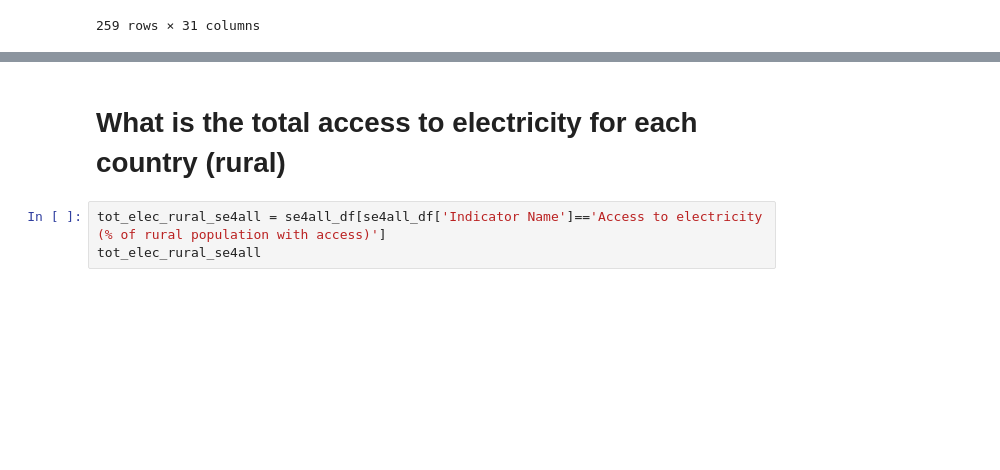
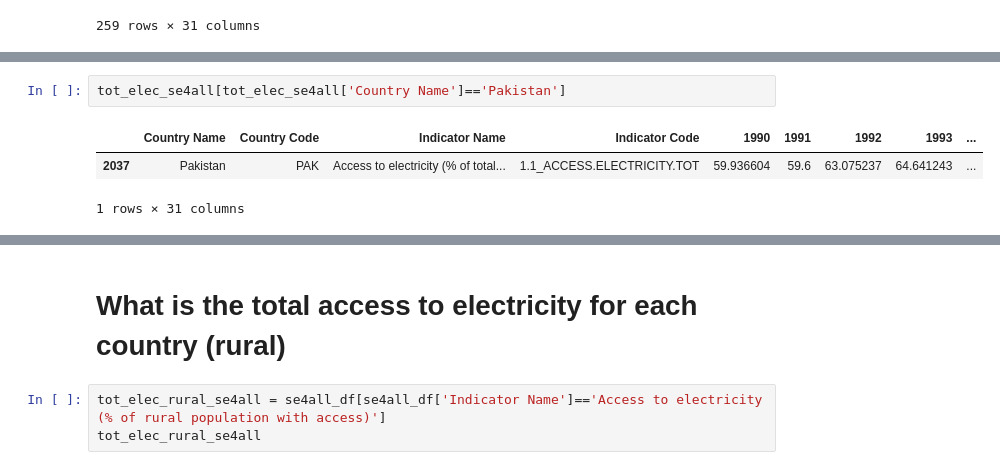
Before and after one commit to tacaelest/DA13_Energy_Capstone, a Jupyter notebook: Notebook/Capstone Notebook.ipynb, the cells around one changed output, grey strips where cells are left out. Cells and saved outputs as stored; diff of their text form; blank space fills up the shorter version.

```diff
--- a/Notebook/Capstone Notebook.ipynb
+++ b/Notebook/Capstone Notebook.ipynb
@@ -103,0 +121,6 @@ tot_elec_se4all
+# %%
+tot_elec_se4all[tot_elec_se4all['Country Name']=='Pakistan']
+# %% [output]
+|  | Country Name | Country Code | Indicator Name | Indicator Code | 1990 | 1991 | 1992 | 1993 | ... |
+| 2037 | Pakistan | PAK | Access to electricity (% of total... | 1.1_ACCESS.ELECTRICITY.TOT | 59.936604 | 59.6 | 63.075237 | 64.641243 | ... |
+1 rows × 31 columns
```
Also changed, not shown: parts of 5 cells of this notebook.
